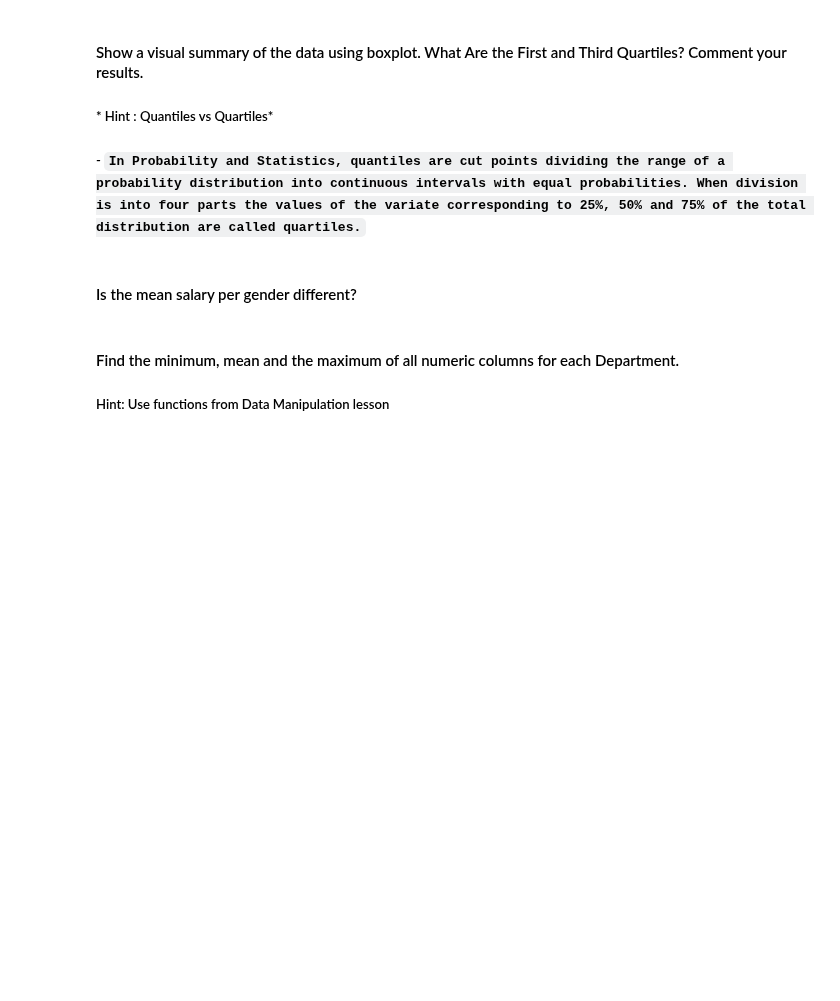
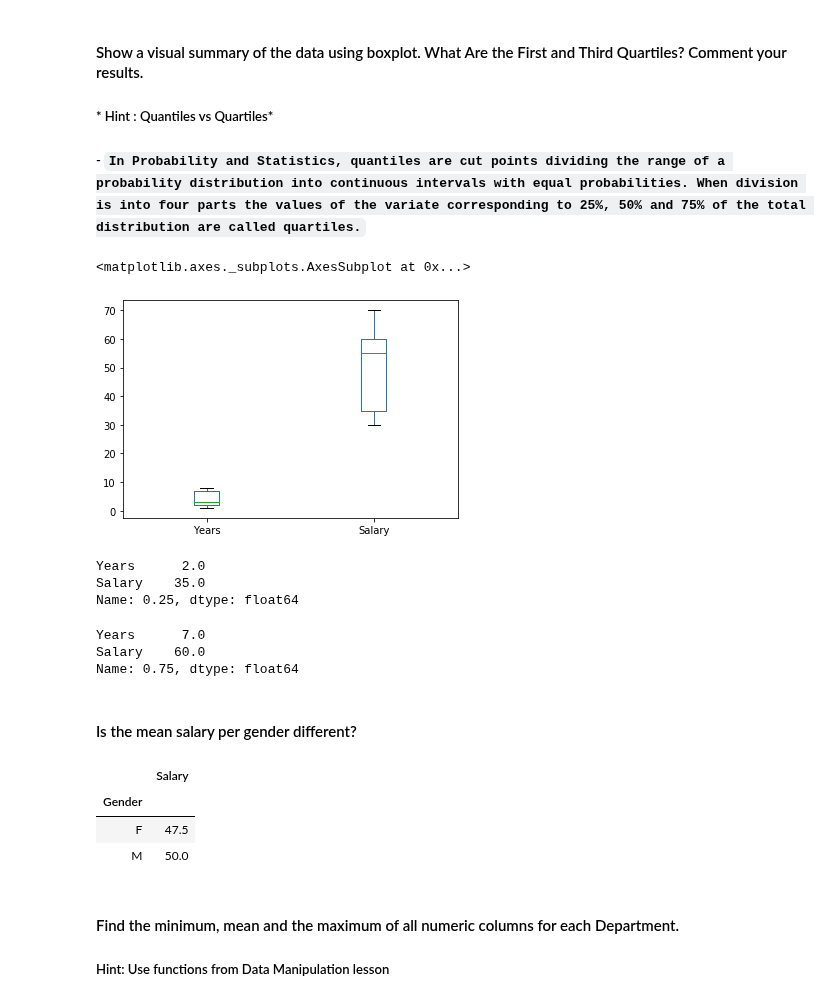
Before and after one commit to ironhack-labs/data-labs, a Jupyter notebook: module-2/lab-subsetting-and-descriptive-stats/your-code/main.ipynb, the cells around one changed output. Drawn from its saved outputs; the diff is of its cells as text; code cells hidden in the pictures; blank space fills up the shorter version.

```diff
--- a/module-2/lab-subsetting-and-descriptive-stats/your-code/main.ipynb
+++ b/module-2/lab-subsetting-and-descriptive-stats/your-code/main.ipynb
@@ -119,9 +287,23 @@
 ##### - `In Probability and Statistics, quantiles are cut points dividing the range of a probability distribution into continuous intervals with equal probabilities. When division is into four parts the values of the variate corresponding to 25%, 50% and 75% of the total distribution are called quartiles.`
 # %%
 # draw boxplot here
+employee.plot(kind = 'box')
+# %% [output]
+<matplotlib.axes._subplots.AxesSubplot at 0x...>
+[figure, added]
 # %%
 # print first quartile here
+employee.quantile(0.25)
+# %% [output]
+Years      2.0
+Salary    35.0
+Name: 0.25, dtype: float64
 # %%
 # print third quartile here
+employee.quantile(0.75)
+# %% [output]
+Years      7.0
+Salary    60.0
+Name: 0.75, dtype: float64
 # %% [markdown]
 #### Is the mean salary per gender different?
@@ -130,3 +310,13 @@
+# %%
+# your answer here
+employee.groupby('Gender')[['Salary']].mean()
+
+#Yes, just a bit different
+# %% [output]
+|  | Salary |
+| Gender |  |
+| F | 47.5 |
+| M | 50.0 |
 # %% [markdown]
 #### Find the minimum, mean and the maximum of all numeric columns for each Department.
 
```
Also changed, not shown: parts of 52 cells of this notebook, 1 other file.
